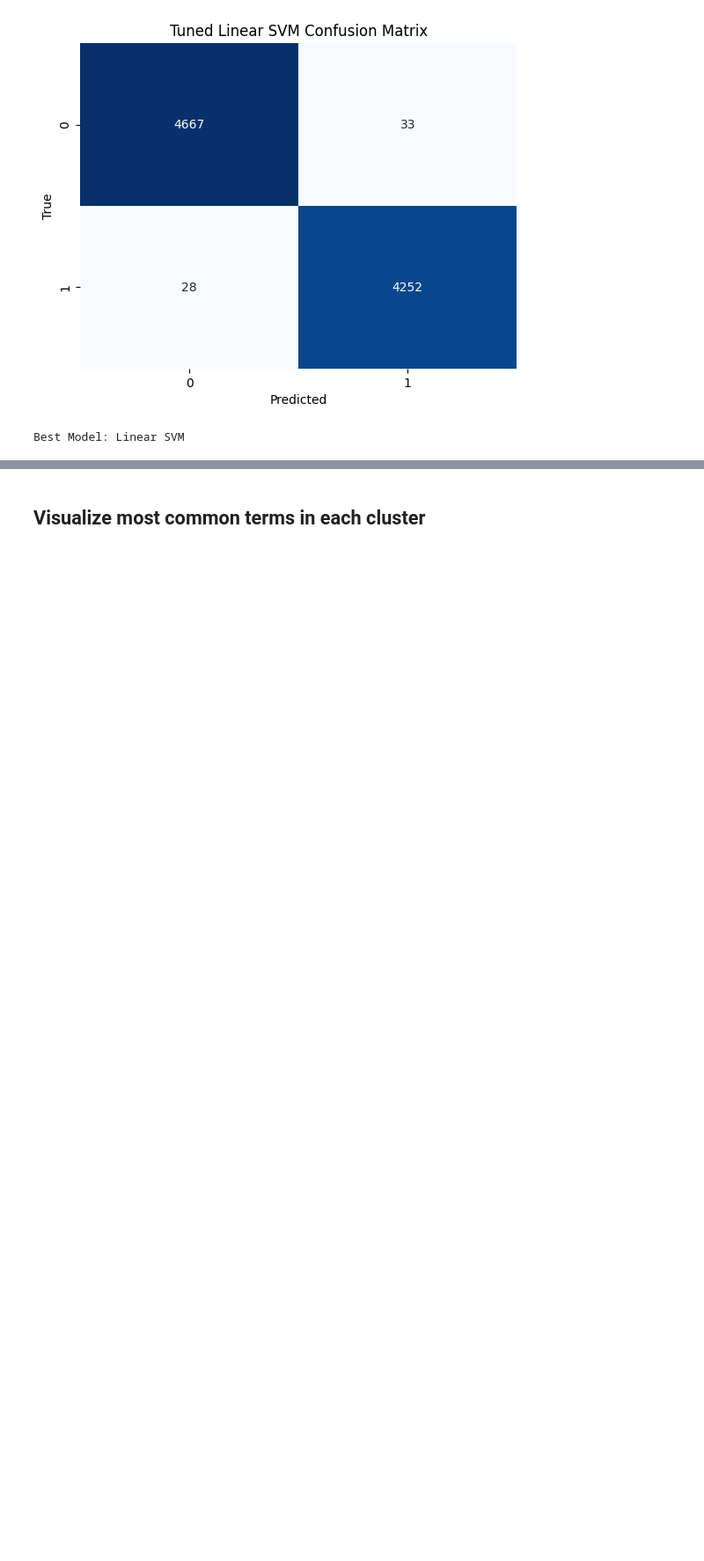
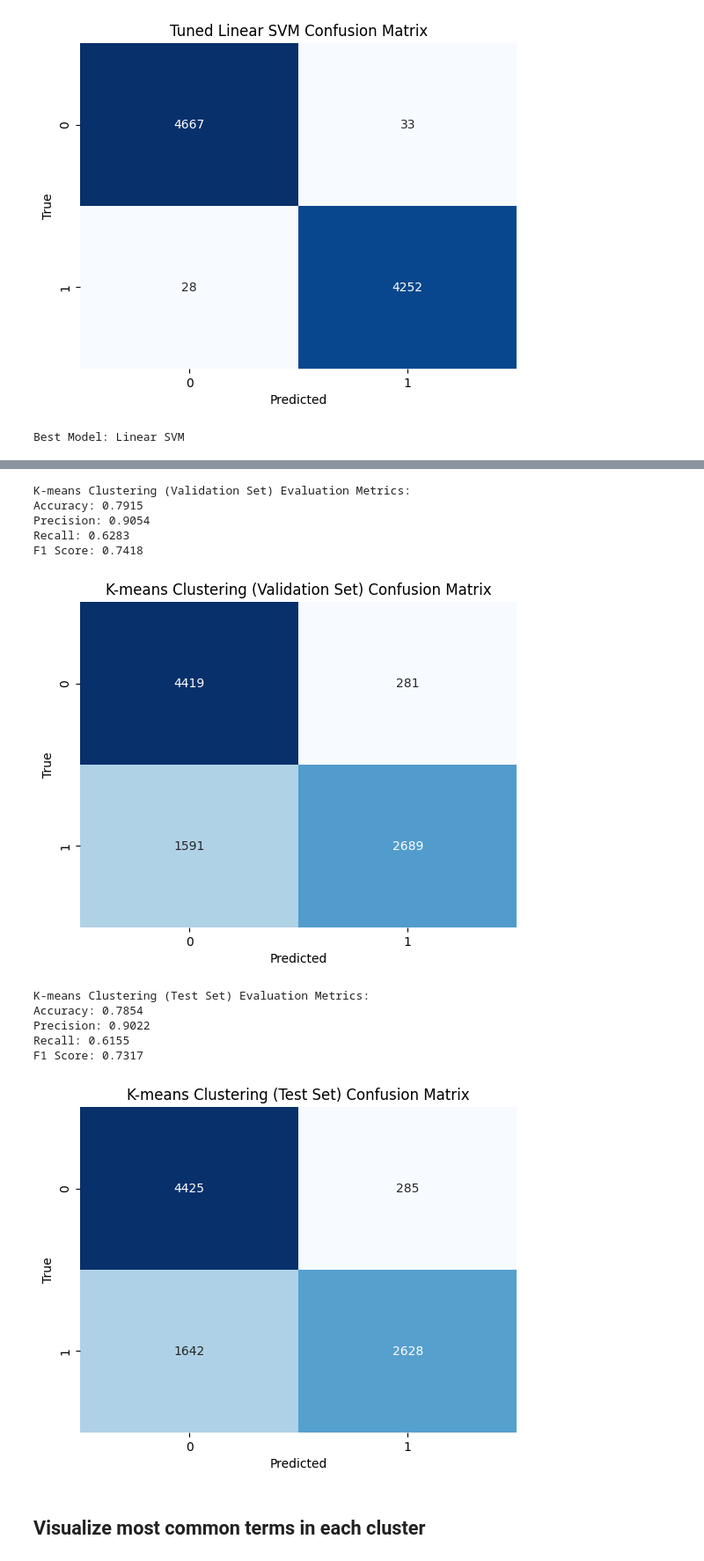
Before and after one commit to ivan00105/Seem2460-Final-Project, a Jupyter notebook: Fake News Detection.ipynb, the cells around one changed output, grey strips where cells are left out. Shown at 88% size. Drawn from its saved outputs; the diff is of its cells as text; code cells hidden in the pictures; blank space fills up the shorter version.

```diff
--- a/test.ipynb
+++ b/Fake News Detection.ipynb
@@ -358,3 +369,58 @@ plt.show()
+# %%
+# from scipy.optimize import linear_sum_assignment
+# from sklearn.metrics import confusion_matrix, accuracy_score
+
+# def get_cluster_label_mapping(y_train, kmeans_labels):
+#     y_train_array = np.array(y_train)  # Convert y_train to a NumPy array
+#     cluster_labels = np.unique(kmeans_labels)
+#     majority_vote_labels = []
+
+#     for label in cluster_labels:
+#         indices = np.where(kmeans_labels == label)
+#         majority_label = np.argmax(np.bincount(y_train_array[indices]))
+#         majority_vote_labels.append(majority_label)
+
+#     return dict(zip(cluster_labels, majority_vote_labels))
+
+
+# cluster_label_mapping = get_cluster_label_mapping(y_train, kmeans.labels_)
+
+
+
+# # Apply K-means to the validation set
+# y_val_kmeans = kmeans.predict(X_val_tfidf)
+# y_val_kmeans_mapped = np.array([cluster_label_mapping[label] for label in y_val_kmeans])
+
+# # Calculate the accuracy on the validation set
+# val_kmeans_accuracy = accuracy_score(y_val, y_val_kmeans_mapped)
+# print(f"K-means Clustering Validation Set Accuracy: {val_kmeans_accuracy}")
+
+# # Apply K-means to the test set
+# y_test_kmeans = kmeans.predict(X_test_tfidf)
+# y_test_kmeans_mapped = np.array([cluster_label_mapping[label] for label in y_test_kmeans])
+
+# # Calculate the accuracy on the test set
+# test_kmeans_accuracy = accuracy_score(y_test, y_test_kmeans_mapped)
+# print(f"K-means Clustering Test Set Accuracy: {test_kmeans_accuracy}")
+
+
+# Compute and display evaluation metrics for the validation set
+val_kmeans_f1 = evaluate_display_metrics(y_val, y_val_kmeans_mapped, "K-means Clustering (Validation Set)")
+# Compute and display evaluation metrics for the test set
+test_kmeans_f1 = evaluate_display_metrics(y_test, y_test_kmeans_mapped, "K-means Clustering (Test Set)")
+# %% [output]
+K-means Clustering (Validation Set) Evaluation Metrics:
+Accuracy: 0.7915
+Precision: 0.9054
+Recall: 0.6283
+F1 Score: 0.7418
+[figure, added]
+K-means Clustering (Test Set) Evaluation Metrics:
+Accuracy: 0.7854
+Precision: 0.9022
+Recall: 0.6155
+F1 Score: 0.7317
+[figure, added]
 # %% [markdown]
 ## Visualize most common terms in each cluster
 # %%
```
Also changed, not shown: parts of 11 cells of this notebook.
